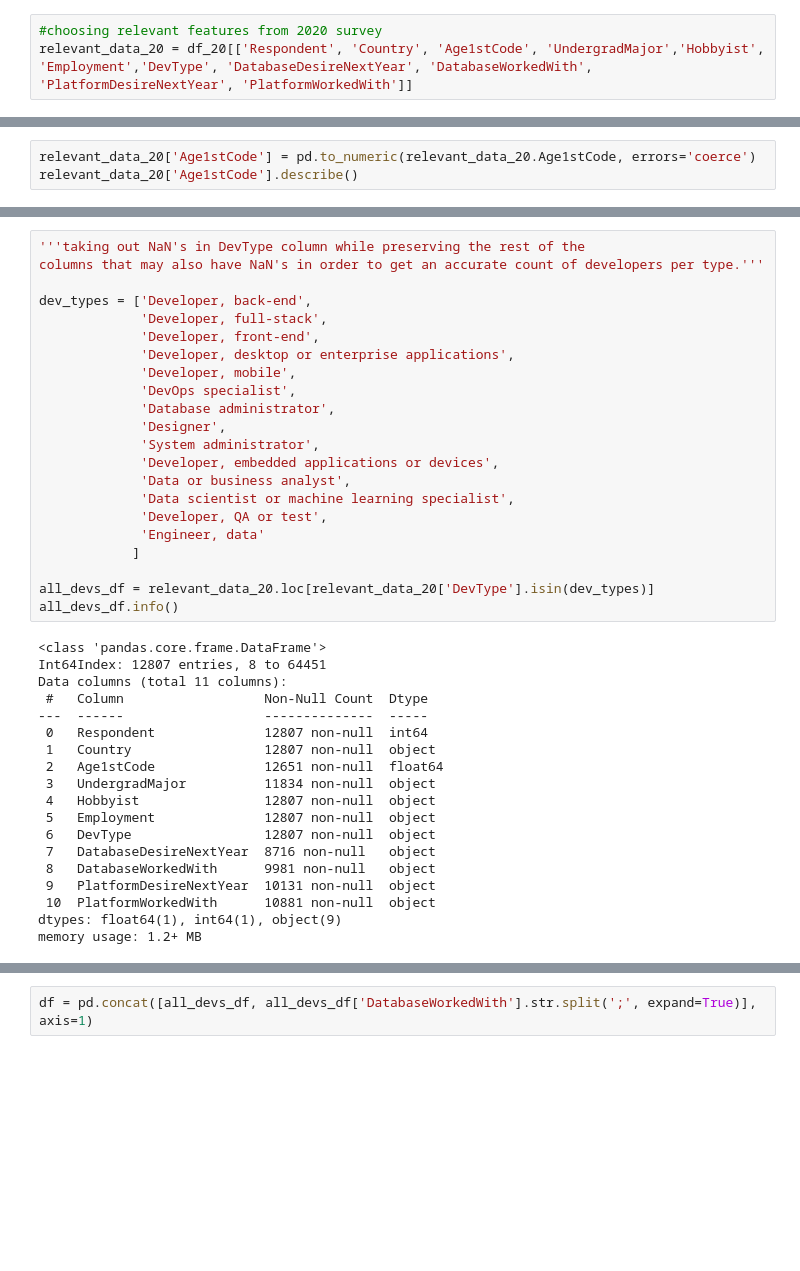
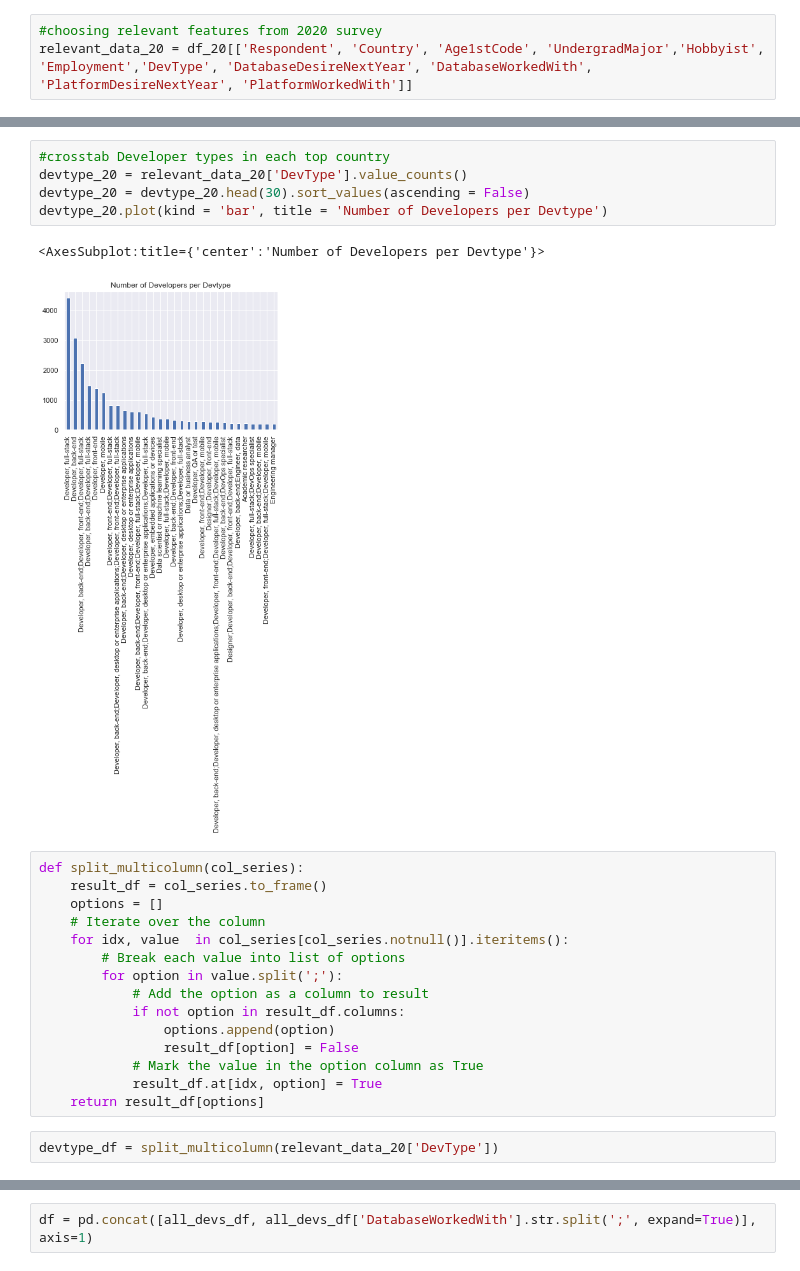
Before and after one commit to BondiAnalytics/DSML_Course_Notebooks, a Jupyter notebook: capstone_docs/StackSurvey_Analysis.ipynb, the cells around one changed output, grey strips where cells are left out. Drawn from its saved outputs; the diff is of its cells as text; blank space fills up the shorter version.

```diff
--- a/capstone_docs/StackSurvey_Analysis.ipynb
+++ b/capstone_docs/StackSurvey_Analysis.ipynb
@@ -57,6 +57,3 @@ relevant_data_20.head()
 | 2 | 3 | Russian Federation | 15 | NaN | Yes | NaN | NaN | NaN | ... |
 | 3 | 4 | Albania | 18 | Computer science, computer engine... | Yes | NaN | NaN | NaN | ... |
 | 4 | 5 | United States | 16 | Computer science, computer engine... | Yes | Employed full-time | NaN | MySQL;PostgreSQL | ... |
-# %%
-relevant_data_20['Age1stCode'] = pd.to_numeric(relevant_data_20.Age1stCode, errors='coerce')
-relevant_data_20['Age1stCode'].describe()
@@ -87,41 +68,25 @@ top_country_20.plot(kind = 'barh', title = 'Number of Developers from Countries'
-# %%
-'''taking out NaN's in DevType column while preserving the rest of the
-columns that may also have NaN's in order to get an accurate count of developers per type.'''
-
-dev_types = ['Developer, back-end',
-             'Developer, full-stack',
-             'Developer, front-end',
-             'Developer, desktop or enterprise applications',
-             'Developer, mobile',
-             'DevOps specialist',
-             'Database administrator',
-             'Designer',
-             'System administrator',
-             'Developer, embedded applications or devices',
-             'Data or business analyst',
-             'Data scientist or machine learning specialist',
-             'Developer, QA or test',
-             'Engineer, data'
-            ]
-
-all_devs_df = relevant_data_20.loc[relevant_data_20['DevType'].isin(dev_types)]
-all_devs_df.info()
-# %% [output]
-<class 'pandas.core.frame.DataFrame'>
-Int64Index: 12807 entries, 8 to 64451
-Data columns (total 11 columns):
- #   Column                  Non-Null Count  Dtype
----  ------                  --------------  -----
- 0   Respondent              12807 non-null  int64
- 1   Country                 12807 non-null  object
- 2   Age1stCode              12651 non-null  float64
- 3   UndergradMajor          11834 non-null  object
- 4   Hobbyist                12807 non-null  object
- 5   Employment              12807 non-null  object
- 6   DevType                 12807 non-null  object
- 7   DatabaseDesireNextYear  8716 non-null   object
- 8   DatabaseWorkedWith      9981 non-null   object
- 9   PlatformDesireNextYear  10131 non-null  object
- 10  PlatformWorkedWith      10881 non-null  object
-dtypes: float64(1), int64(1), object(9)
-memory usage: 1.2+ MB
+# %%
+#crosstab Developer types in each top country
+devtype_20 = relevant_data_20['DevType'].value_counts()
+devtype_20 = devtype_20.head(30).sort_values(ascending = False)
+devtype_20.plot(kind = 'bar', title = 'Number of Developers per Devtype')
+# %% [output]
+<AxesSubplot:title={'center':'Number of Developers per Devtype'}>
+[figure, added]
+# %%
+def split_multicolumn(col_series):
+    result_df = col_series.to_frame()
+    options = []
+    # Iterate over the column
+    for idx, value  in col_series[col_series.notnull()].iteritems():
+        # Break each value into list of options
+        for option in value.split(';'):
+            # Add the option as a column to result
+            if not option in result_df.columns:
+                options.append(option)
+                result_df[option] = False
+            # Mark the value in the option column as True
+            result_df.at[idx, option] = True
+    return result_df[options]
+# %%
+devtype_df = split_multicolumn(relevant_data_20['DevType'])
```
Also changed, not shown: parts of 42 cells of this notebook.
